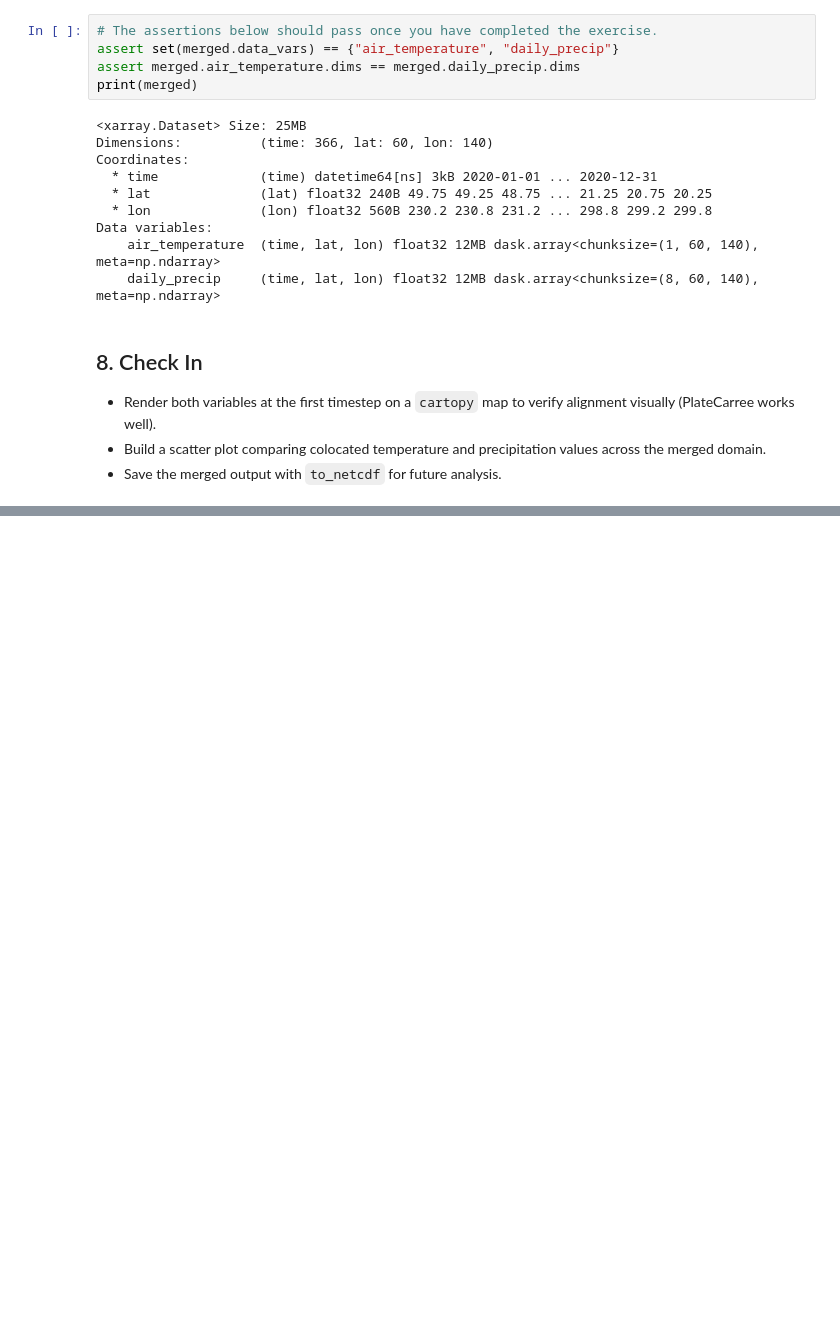
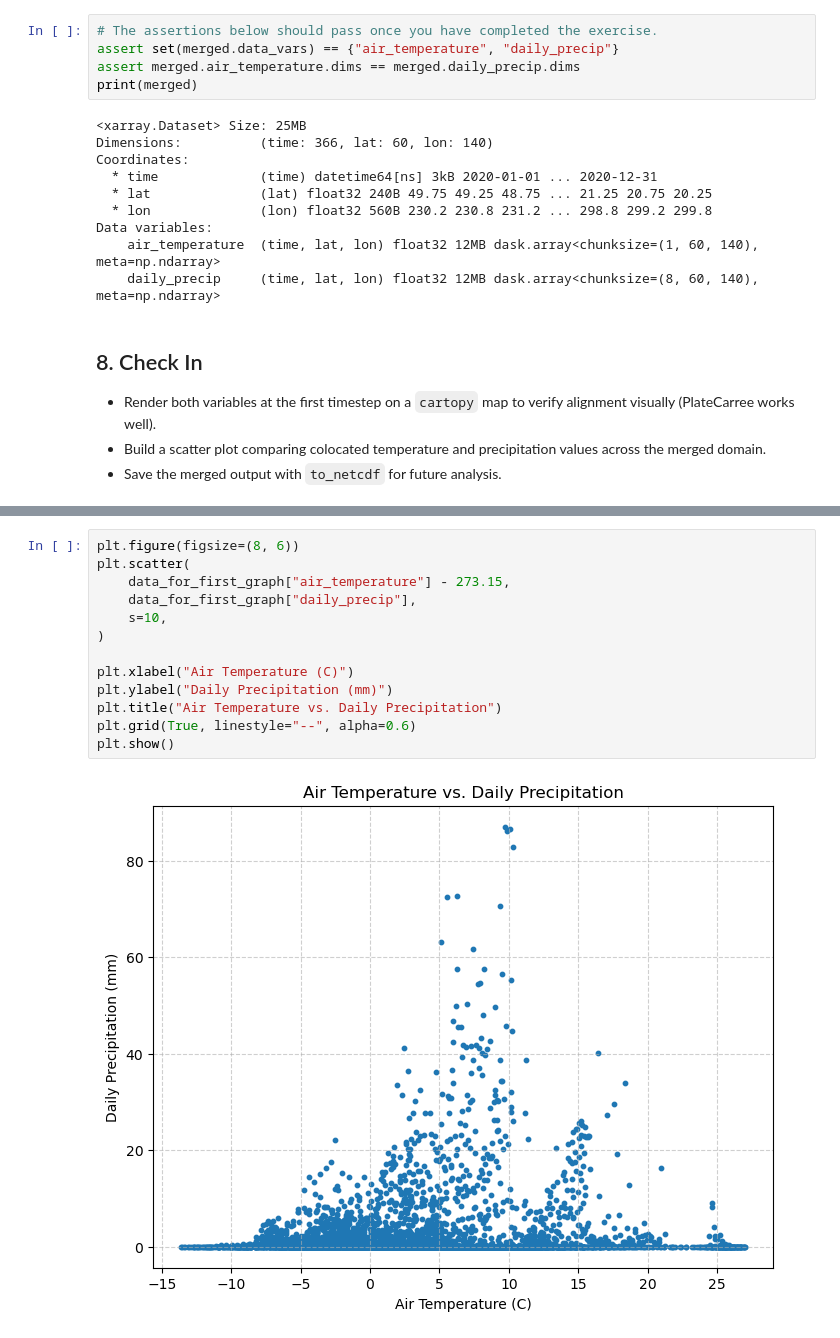
Before and after one commit to atmsillinois/ATMS-523-Module-3-CheckIn, a Jupyter notebook: notebooks/merge_climate_datasets_exercise.ipynb, the cells around one changed output, grey strips where cells are left out. Saved outputs shown, nothing was run; the diff lists cells and outputs as text; blank space fills up the shorter version.

```diff
--- a/notebooks/merge_climate_datasets_exercise.ipynb
+++ b/notebooks/merge_climate_datasets_exercise.ipynb
@@ -109,0 +149,15 @@ Data variables:
+# %%
+plt.figure(figsize=(8, 6))
+plt.scatter(
+    data_for_first_graph["air_temperature"] - 273.15,
+    data_for_first_graph["daily_precip"],
+    s=10,
+)
+
+plt.xlabel("Air Temperature (C)")
+plt.ylabel("Daily Precipitation (mm)")
+plt.title("Air Temperature vs. Daily Precipitation")
+plt.grid(True, linestyle="--", alpha=0.6)
+plt.show()
+# %% [output]
+[figure, added]
```
Also changed, not shown: parts of 1 cell of this notebook, 1 other file.
